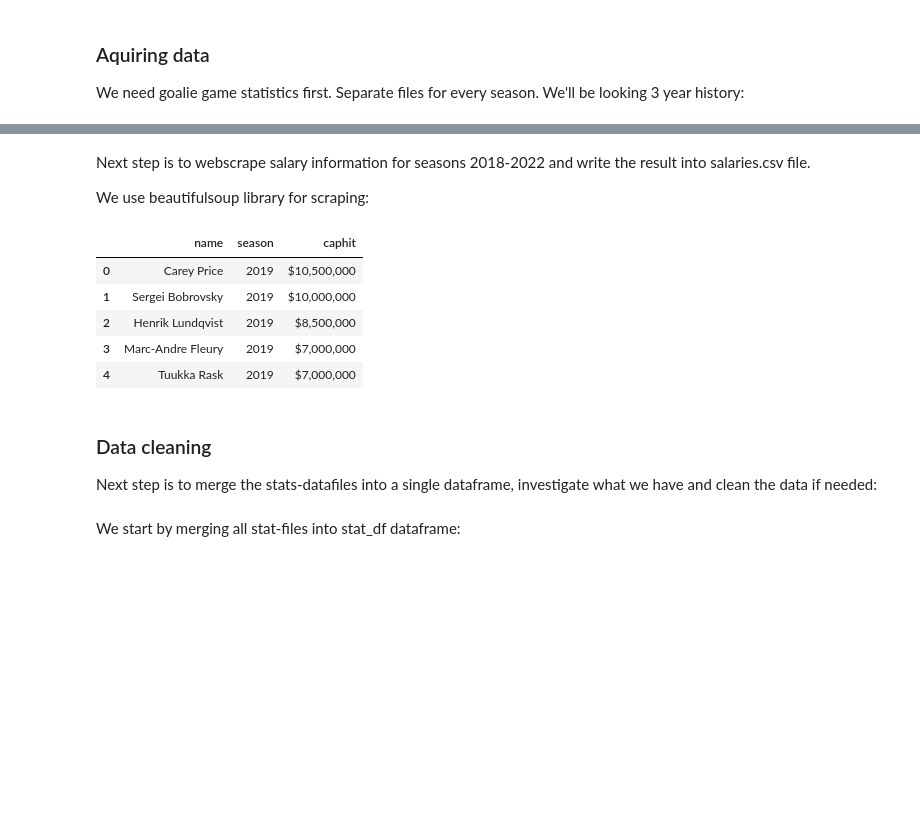
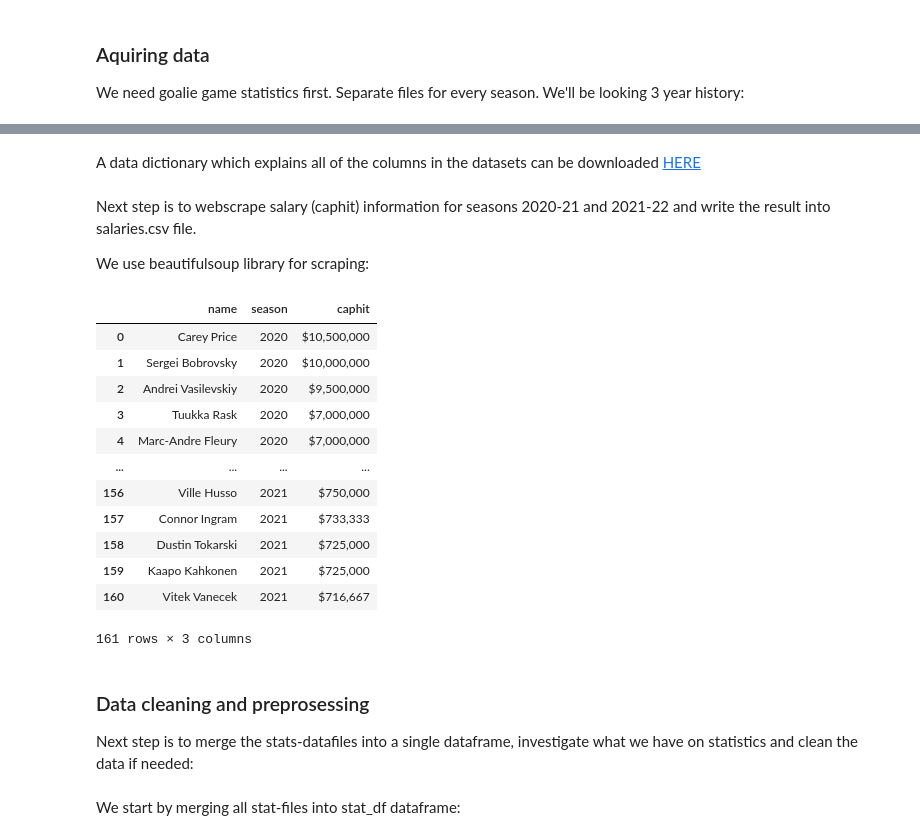
Before and after one commit to holezekki99/JODA2022, a Jupyter notebook: Goalie_salary_prediction.ipynb, the cells around one changed output, grey strips where cells are left out. Cells and saved outputs as stored; diff of their text form; code cells hidden in the pictures; blank space fills up the shorter version.

```diff
--- a/Goalie_salary_prediction.ipynb
+++ b/Goalie_salary_prediction.ipynb
@@ -16,5 +18,5 @@ We need goalie game statistics first. Separate files for every season. We'll be
 # %%
-years = ['2019', '2020', '2021']
+years = ['2020', '2021']
 # %%
 # Get the data for seasons starting 2019-2021 and write them to files
 import pandas as pd
@@ -27,8 +29,10 @@ for i in years:
   r = requests.get(url)
   fname = ('./data/stat' + year + '.csv')
   open(fname, 'wb').write(r.content)
+# %% [markdown]
+A data dictionary which explains all of the columns in the datasets can be downloaded [HERE](https://peter-tanner.com/moneypuck/downloads/MoneyPuckDataDictionaryForPlayers.csv)
 # %% [markdown]
-Next step is to webscrape salary information for seasons 2018-2022 and write the result into salaries.csv file.
+Next step is to webscrape salary (caphit) information for seasons 2020-21 and 2021-22 and write the result into salaries.csv file.
 
 We use beautifulsoup library for scraping:
 # %%
@@ -43,29 +47,43 @@ for i in years:
   page = requests.get(url)
   soup = BeautifulSoup(page.content, 'html.parser')
   table = soup.find_all('table')[1]
-
-  table = soup.find_all('table')[1] # Table 1 is the list of goalies
+  #table = soup.find_all('table')[1] # Table 1 is the list of goalies
   # Collecting Ddata
   for row in table.tbody.find_all('tr'):
     # Find all data for each column
     columns = row.find_all('td')
     if(columns != []):
       name = columns[2].text.strip()
-      # Make a new column familyname.
-      # familyname = name.split()[-1]
+      # Use only familyname since the first names might be spelled differently.
+      #name = name.split()[-1]
+
+      # We later found out that there are two names wrongly spelled in salary dataset. Let's correct those:
       # Correct Vasilevskiy familyname
       if name == 'Andrei Vasilevski':
         name = 'Andrei Vasilevskiy'
+      # Correct Grubauer's firstname
+      if name == 'Phillip Grubauer':
+        name = 'Philipp Grubauer'
+      # Correct Talbot's firstname
+      if name == 'Cameron Talbot':
+        name = 'Cam Talbot'
       year = year
       caphit = columns[3].text.strip()
       df = df.append({'name': name,  'season': year, 'caphit': caphit}, ignore_index=True)
 # %%
-df.head()
+df
 # %% [output]
 |  | name | season | caphit |
-| 0 | Carey Price | 2019 | $10,500,000 |
-| 1 | Sergei Bobrovsky | 2019 | $10,000,000 |
-| 2 | Henrik Lundqvist | 2019 | $8,500,000 |
-| 3 | Marc-Andre Fleury | 2019 | $7,000,000 |
-| 4 | Tuukka Rask | 2019 | $7,000,000 |
+| 0 | Carey Price | 2020 | $10,500,000 |
+| 1 | Sergei Bobrovsky | 2020 | $10,000,000 |
+| 2 | Andrei Vasilevskiy | 2020 | $9,500,000 |
+| 3 | Tuukka Rask | 2020 | $7,000,000 |
+| 4 | Marc-Andre Fleury | 2020 | $7,000,000 |
+| ... | ... | ... | ... |
+| 156 | Ville Husso | 2021 | $750,000 |
+| 157 | Connor Ingram | 2021 | $733,333 |
+| 158 | Dustin Tokarski | 2021 | $725,000 |
+| 159 | Kaapo Kahkonen | 2021 | $725,000 |
+| 160 | Vitek Vanecek | 2021 | $716,667 |
+161 rows × 3 columns
 # %%
@@ -72,7 +91,7 @@ df.head()
 df.to_csv('./data/salaries.csv', index=False)
 # %% [markdown]
-### Data cleaning
-Next step is to merge the stats-datafiles into a single dataframe, investigate what we have and clean the data if needed:
+### Data cleaning and preprosessing
+Next step is to merge the stats-datafiles into a single dataframe, investigate what we have on statistics and clean the data if needed:
 # %% [markdown]
 We start by merging all stat-files into stat_df dataframe:
 # %%
```
Also changed, not shown: parts of 36 cells of this notebook.
